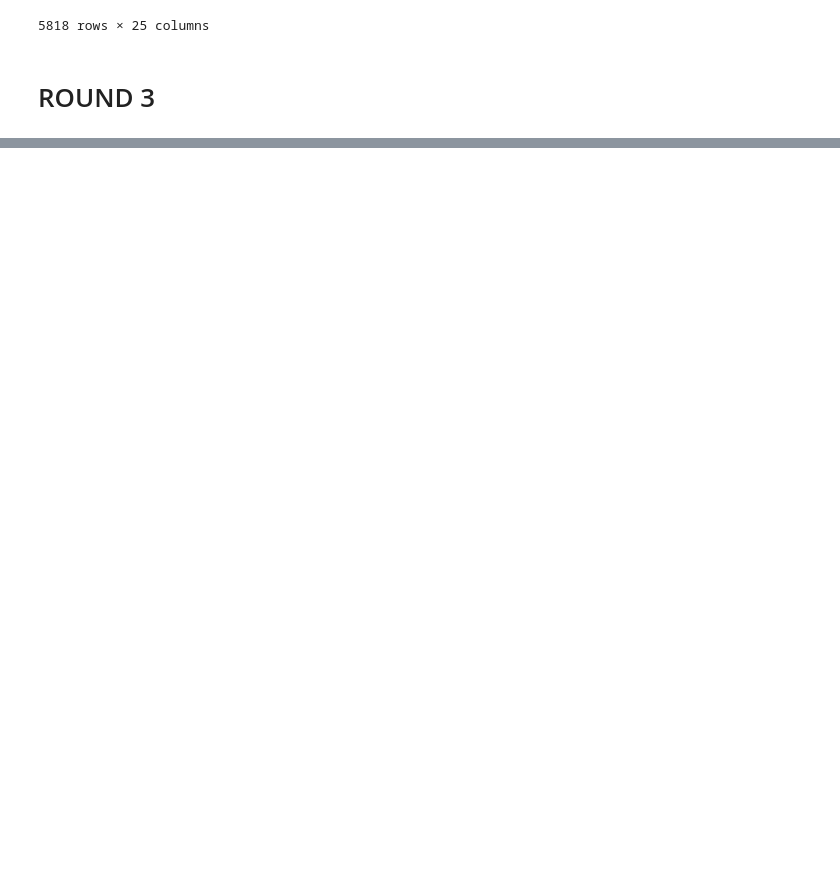
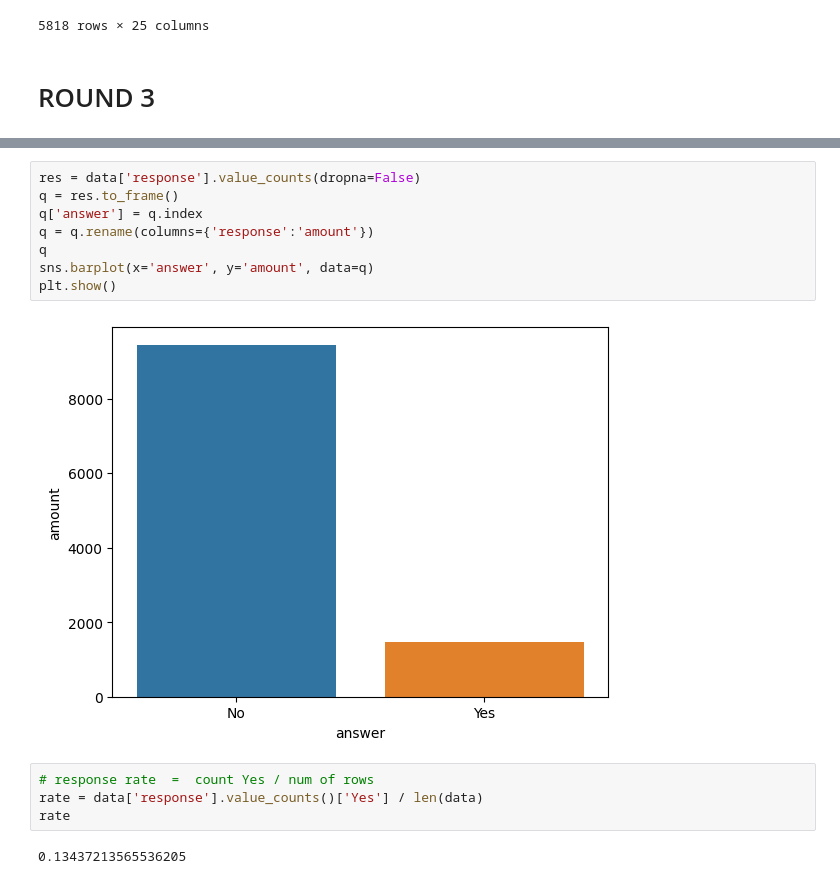
Before and after one commit to Xamweis/lab-customer-analysis-round-2, a Jupyter notebook: solution.ipynb, the cells around one changed output, grey strips where cells are left out. Cells and saved outputs as stored; diff of their text form; blank space fills up the shorter version.

Commit message:
plots plots plots

```diff
--- a/solution.ipynb
+++ b/solution.ipynb
@@ -253,0 +277,16 @@ data.describe(include=object).T
+# %%
+res = data['response'].value_counts(dropna=False)
+q = res.to_frame()
+q['answer'] = q.index
+q = q.rename(columns={'response':'amount'})
+q
+sns.barplot(x='answer', y='amount', data=q)
+plt.show()
+# %% [output]
+[figure, added]
+# %%
+# response rate  =  count Yes / num of rows
+rate = data['response'].value_counts()['Yes'] / len(data)
+rate
+# %% [output]
+0.13437213565536205
```
Also changed, not shown: parts of 15 cells of this notebook.
